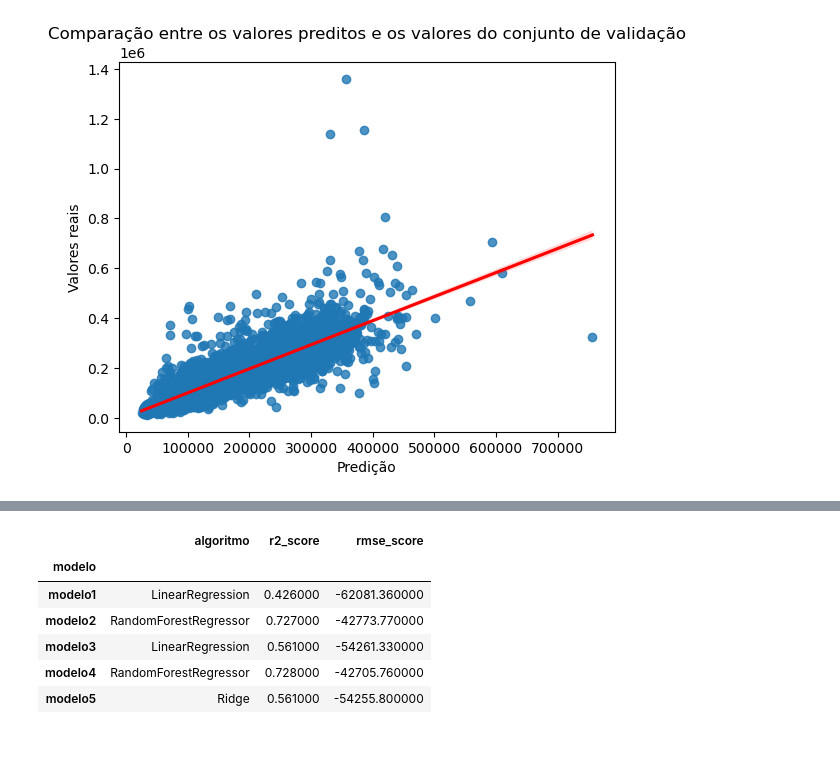
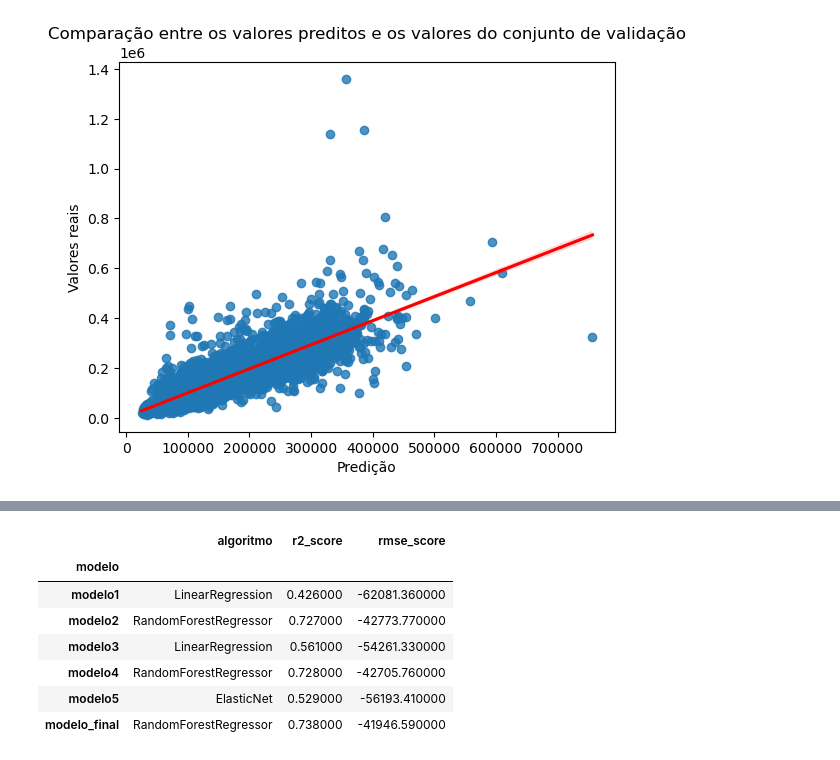
Before and after one commit to renatoinomata/indicium-data-science, a Jupyter notebook: machine_learning.ipynb, the cells around one changed output, grey strips where cells are left out. Cells and saved outputs as stored; diff of their text form; code cells hidden in the pictures.

```diff
--- a/machine_learning.ipynb
+++ b/machine_learning.ipynb
@@ -629,7 +631,7 @@ Score RMSE: -138832.62
 # %%
 modelos = pd.concat([modelos,
                      pd.DataFrame([{'modelo':'modelo5',
-                                    'algoritmo': 'SVR',
+                                    'algoritmo': 'ElasticNet',
                                     'r2_score': r2_scores_val.round(3),
                                     'rmse_score': rmse_scores_val.round(2)}]).set_index('modelo')
                                     ])
@@ -694,16 +736,18 @@ Score RMSE: -54255.80
 # %%
 modelos = pd.concat([modelos,
-                     pd.DataFrame([{'modelo':'modelo5',
-                                    'algoritmo': 'Ridge',
+                     pd.DataFrame([{'modelo': 'modelo_final',
+                                    'algoritmo': 'RandomForestRegressor',
                                     'r2_score': r2_scores_val.round(3),
                                     'rmse_score': rmse_scores_val.round(2)}]).set_index('modelo')
                                     ])
 modelos.style.apply(highlight_max)
+# modelos
 # %% [output]
 |  | algoritmo | r2_score | rmse_score |
 | modelo |  |  |  |
 | modelo1 | LinearRegression | 0.426000 | -62081.360000 |
 | modelo2 | RandomForestRegressor | 0.727000 | -42773.770000 |
 | modelo3 | LinearRegression | 0.561000 | -54261.330000 |
 | modelo4 | RandomForestRegressor | 0.728000 | -42705.760000 |
-| modelo5 | Ridge | 0.561000 | -54255.800000 |
+| modelo5 | ElasticNet | 0.529000 | -56193.410000 |
+| modelo_final | RandomForestRegressor | 0.738000 | -41946.590000 |
```
Also changed, not shown: parts of 31 cells of this notebook, 1 other file.
